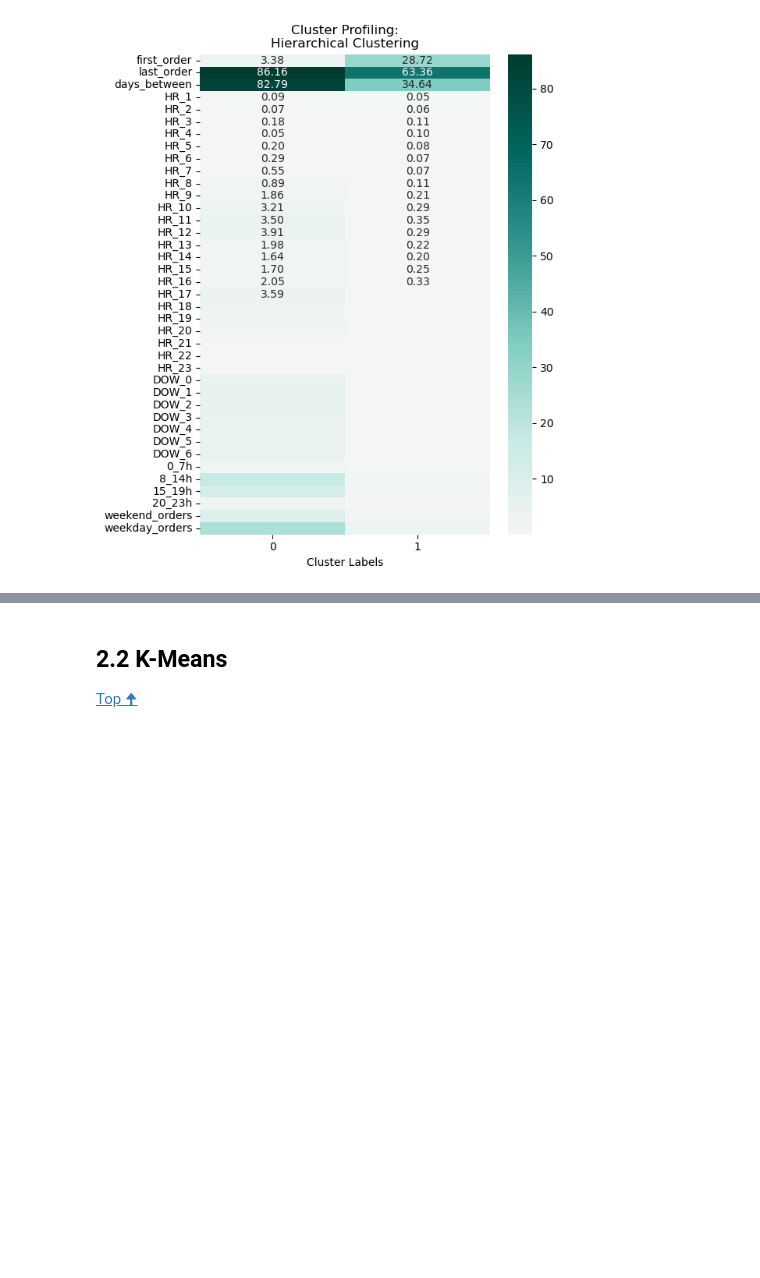
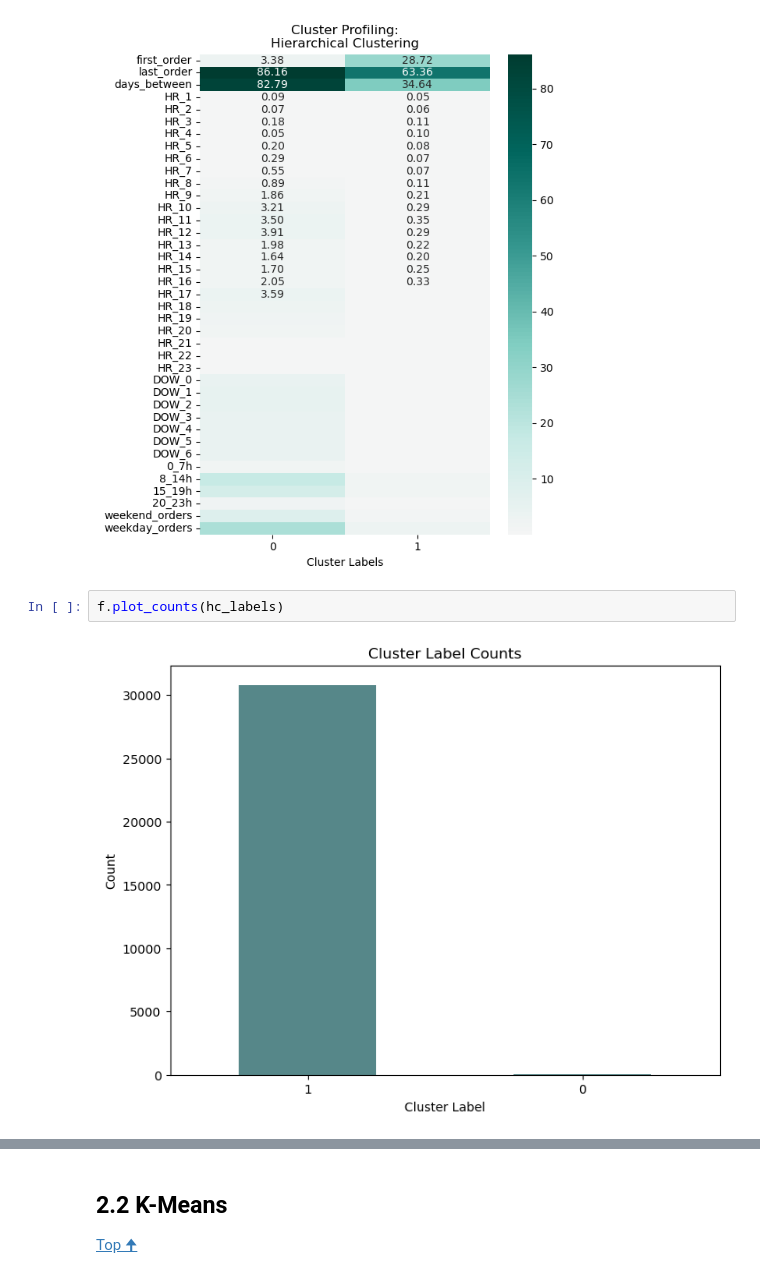
Before and after one commit to antoniooliveira03/data_mining, a Jupyter notebook: temp_data segmentation.ipynb, the cells around one changed output, grey strips where cells are left out. Cells and saved outputs as stored; diff of their text form; blank space fills up the shorter version.

```diff
--- a/temp_data segmentation.ipynb
+++ b/temp_data segmentation.ipynb
@@ -238,6 +238,10 @@ hc_labels = hclust.fit_predict(scaled_data)
 f.plot_cluster_profiling(temp_data, hc_labels, "Hierarchical")
 # %% [output]
 [figure]
+# %%
+f.plot_counts(hc_labels)
+# %% [output]
+[figure, added]
 # %%
 umap_object = umap.UMAP(n_neighbors = 5)
 
```
Also changed, not shown: parts of 14 cells of this notebook, 1 other file.
